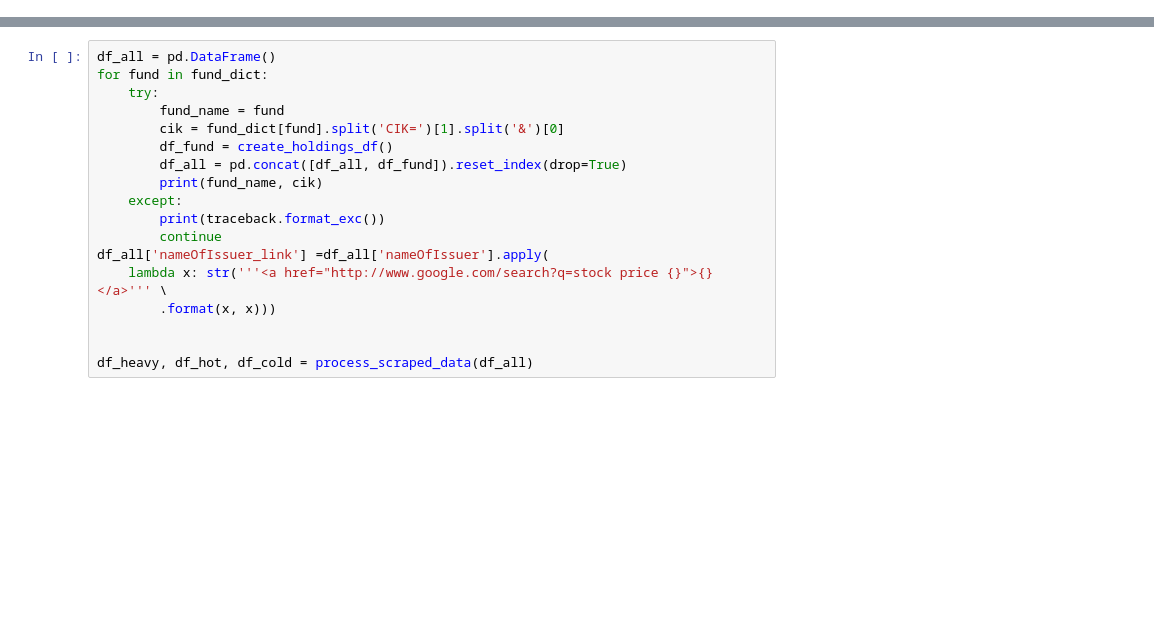
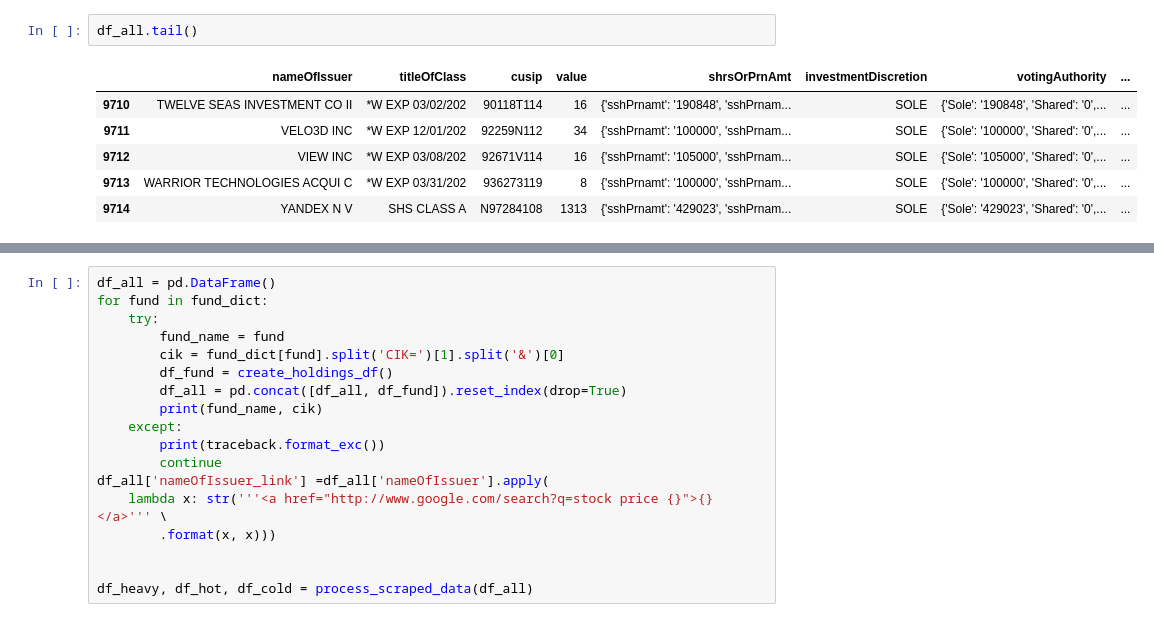
Before and after one commit to whs2k/stockFries_gha, a Jupyter notebook: notebooks/0.4.0-shorts.ipynb, the cells around one changed output, grey strips where cells are left out. Saved outputs shown, nothing was run; the diff lists cells and outputs as text; blank space fills up the shorter version.

```diff
--- a/notebooks/0.4.0-shorts.ipynb
+++ b/notebooks/0.4.0-shorts.ipynb
@@ -11,0 +134,9 @@ figi_api_key = '34dada0c-5a22-4f5a-a095-739afe8fe591'
+# %%
+df_all.tail()
+# %% [output]
+|  | nameOfIssuer | titleOfClass | cusip | value | shrsOrPrnAmt | investmentDiscretion | votingAuthority | ... |
+| 9710 | TWELVE SEAS INVESTMENT CO II | *W EXP 03/02/202 | 90118T114 | 16 | {'sshPrnamt': '190848', 'sshPrnam... | SOLE | {'Sole': '190848', 'Shared': '0',... | ... |
+| 9711 | VELO3D INC | *W EXP 12/01/202 | 92259N112 | 34 | {'sshPrnamt': '100000', 'sshPrnam... | SOLE | {'Sole': '100000', 'Shared': '0',... | ... |
+| 9712 | VIEW INC | *W EXP 03/08/202 | 92671V114 | 16 | {'sshPrnamt': '105000', 'sshPrnam... | SOLE | {'Sole': '105000', 'Shared': '0',... | ... |
+| 9713 | WARRIOR TECHNOLOGIES ACQUI C | *W EXP 03/31/202 | 936273119 | 8 | {'sshPrnamt': '100000', 'sshPrnam... | SOLE | {'Sole': '100000', 'Shared': '0',... | ... |
+| 9714 | YANDEX N V | SHS CLASS A | N97284108 | 1313 | {'sshPrnamt': '429023', 'sshPrnam... | SOLE | {'Sole': '429023', 'Shared': '0',... | ... |
```
Also changed, not shown: parts of 9 cells of this notebook, 10 other files.
